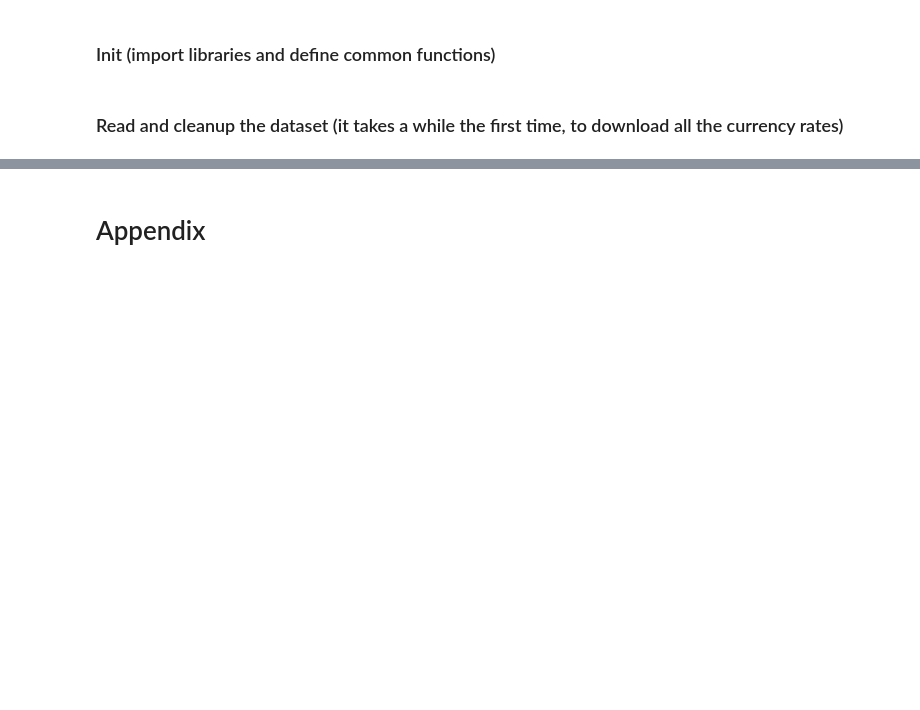
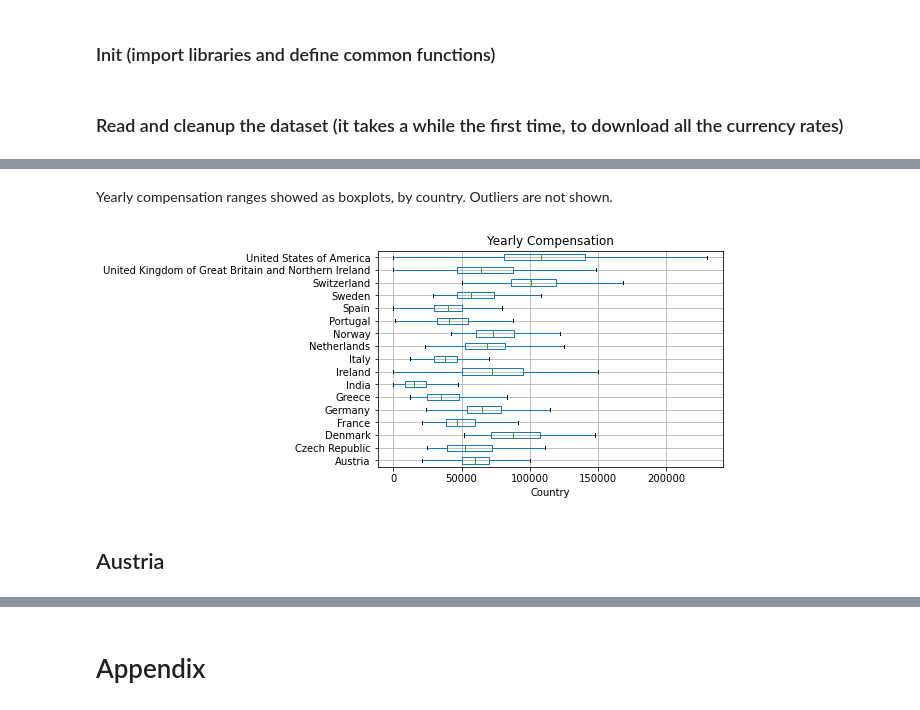
Before and after one commit to gvisco/stacco-data, a Jupyter notebook: notebooks/Stacco-data.ipynb, the cells around one changed output, grey strips where cells are left out. Saved outputs shown, nothing was run; the diff lists cells and outputs as text; code cells hidden in the pictures; blank space fills up the shorter version.

Commit message:
Compensation by org size

```diff
--- a/notebooks/Stacco-data.ipynb
+++ b/notebooks/Stacco-data.ipynb
@@ -72,16 +72,23 @@ print("Size after NA filtering: %f (-%s wrt import)" % (df.size, ((initsize - df
 
 df['YearsCodePro'] = df['YearsCodePro'].map(lambda v: 0 if v == 'Less than 1 year' else 55 if v == 'More than 50 years' else int(v))
 
-# Keep only compensations that are reported as yearly total, as they seem more reliable (see Appendix)
-df = df[df.CompFreq == 'Yearly']
-print("Size after compensation filtering: %f (-%s wrt import)" % (df.size, ((initsize - df.size) / initsize)))
+# # Uncomment these lines to keep only compensations that are reported as yearly total.
+# # This could, in some case, improve the reliability of the data (see Appendix)
+# df = df[df.CompFreq == 'Yearly']
+# print("Size after compensation filtering: %f (-%s wrt import)" % (df.size, ((initsize - df.size) / initsize)))
 
 # Remove unknown organization size
 df = df[~df.OrgSize.str.startswith('I don')]
 print("Size after org size filtering: %f (-%s wrt import)" % (df.size, ((initsize - df.size) / initsize)))
 
+# Polish organization size data and make it usable
+# The 'OrgSizeCategory' is assigned based on the official EU classification
+# see https://en.wikipedia.org/wiki/Small_and_medium-sized_enterprises
 df['OrgSize'] = df['OrgSize'].map(lambda v: '1 ' if v.startswith("Just me") else v)
-df['OrgSizeIdx'] = df.apply(lambda row: int(row['OrgSize'][:row['OrgSize'].find(' ')].replace(',','')), axis=1)
+df['OrgSizeMax'] = df.apply(lambda row: int(row['OrgSize'][:row['OrgSize'].find(' ')].replace(',','')), axis=1)
+def org_category(size):
+    return 'Micro' if size < 10 else 'Small' if size < 50 else 'Medium' if size < 250 else 'Large'
+df['OrgSizeCategory'] = df.apply(lambda row: org_category(row['OrgSizeMax']), axis=1)
 
 # Keep only full-time employed programmers
 df = df[df.Employment == 'Employed full-time']
@@ -97,28 +104,62 @@ df['EuroYearlyComp'] = df.apply(lambda row: row['CompTotal'] * yearly_multiplier
 import matplotlib
 import matplotlib.pyplot as plt
 
+# Ignore countries that have less than 'min_datapoints' records available
+min_datapoints = 500
+# Process only these countries. Leave it empty to process all the countries
+countries = ['Italy', 'Germany', 'Spain', 'France', 'United States of America',
+             'Switzerland', 'United Kingdom of Great Britain and Northern Ireland', 'Austria', 'Portugal',
+             'Sweden', 'Norway', 'Denmark', 'Greece', 'Czech Republic', 'Ireland', 'Netherlands', 'India']
+# countries = ['Italy']
+
 def country_report(name, df):
     print_md("## %s" % name)
-    print_md("### Yearly Compensation (EUR)")
-    quantiles = pd.DataFrame([[q, df['EuroYearlyComp'].quantile(q)] for q in [.05, .1, .25, .5, .75, .9, .95]], columns = ['Quantile', 'Comp.'])
+    print_md("#### Yearly compensation")
+
+    print_md('General stats on yearly compensation in %s' % name)
+    quantiles = pd.DataFrame([[q, df['EuroYearlyComp'].quantile(q)] for q in [.05, .1, .25, .5, .75, .9, .95]],
+                         columns = ['Quantile', 'Yearly Compensation'])
     print_md(quantiles.to_markdown(index=False))
+
+    print_md('Compensation vs years of professional coding')
+    df['YearsCodeProBin'] = df.apply(lambda row: int(row['YearsCodePro'] / 10), axis=1)
+    df.boxplot(by='YearsCodeProBin', column=['EuroYearlyComp'], showfliers=False)
+    plt.title("Yearly compensation per decade of pro coding")
+    plt.suptitle("")
+    plt.show()
+
     points = remove_outliers(group,'EuroYearlyComp', .05, .95)
 
-    bysize = df.groupby('OrgSizeIdx')
+    print_md("#### By organization size")
+    print_md("Yearly compensation vs years of professional coding, in %s. Unaggregated data (without ouliers)" % name)
+    bysize = df.groupby('OrgSizeCategory')
+    fig = plt.figure()
     for orgsize, data in bysize:
-        fig = plt.figure()
-        plt.plot(data['EuroYearlyComp'], data['YearsCodePro'], marker=".", linestyle="", label=orgsize, alpha=.3)
-        x1,x2,y1,y2 = plt.axis()
-        plt.axis((0, 200000, 0, 60))
-        plt.legend()
+        plt.plot(data['YearsCodePro'], data['EuroYearlyComp'], marker=".", linestyle="", label=orgsize, alpha=.2)
+        plt.axis((0, 60, 0, 200000))
+    plt.legend()
     plt.show()
-#     plt.plot(points['EuroYearlyComp'], points['YearsCodePro'], marker=".", linestyle="", label=name, alpha=.3)
-#     x1,x2,y1,y2 = plt.axis()
-#     plt.axis((0, 200000, 0, 60))
-#     plt.show()
+
+    print_md('Compensation vs company size')
+    df.boxplot(by='OrgSizeCategory', column=['EuroYearlyComp'], showfliers=False)
+    plt.title("Yearly compensation per organization size")
+    plt.suptitle("")
+    plt.show()
+
+
+data = df[df.Country.isin(countries)] if countries else df
+
+print_md("## General comparison")
+print_md("Yearly compensation ranges showed as boxplots, by country. Outliers are not shown.")
+
+data.boxplot(by='Country', column=['EuroYearlyComp'], showfliers=False, vert=False)
+plt.title("Yearly Compensation")
+plt.suptitle("")
+plt.show()
 
 plt.rcParams["figure.figsize"] = (5,3)
-groups = df.groupby('Country')
+groups = data.groupby('Country')
 for name, group in groups:
-    if group.size > 1000: # ignore countries with few data points
+    if group.size > min_datapoints: # ignore countries with few data points
         country_report(name, group)
+# %% [output]
@@ -124,0 +167,3 @@ for name, group in groups:
+Yearly compensation ranges showed as boxplots, by country. Outliers are not shown.
+[figure, added]
+## Austria
```
Also changed, not shown: parts of 11 cells of this notebook.
